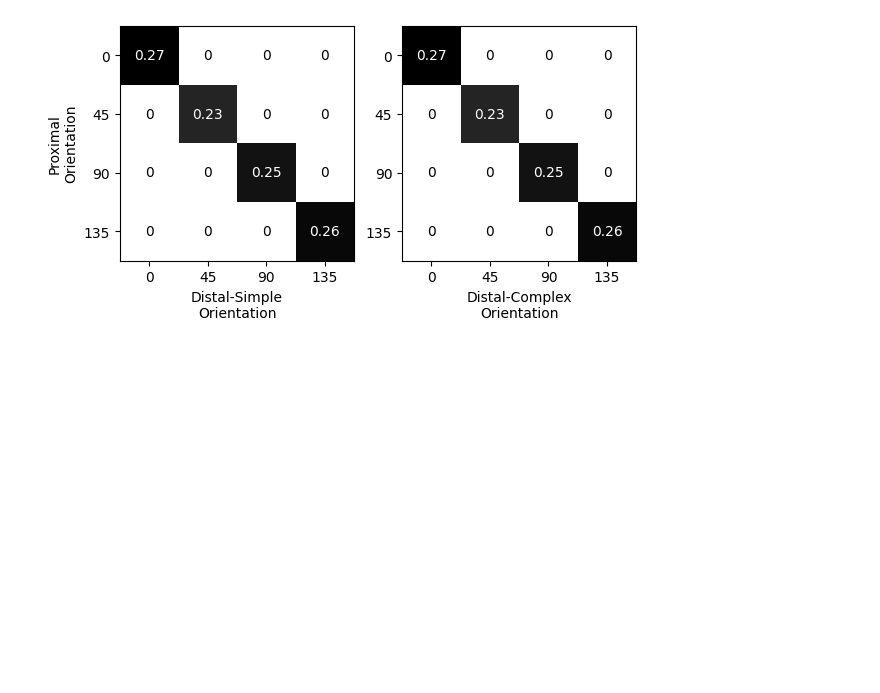
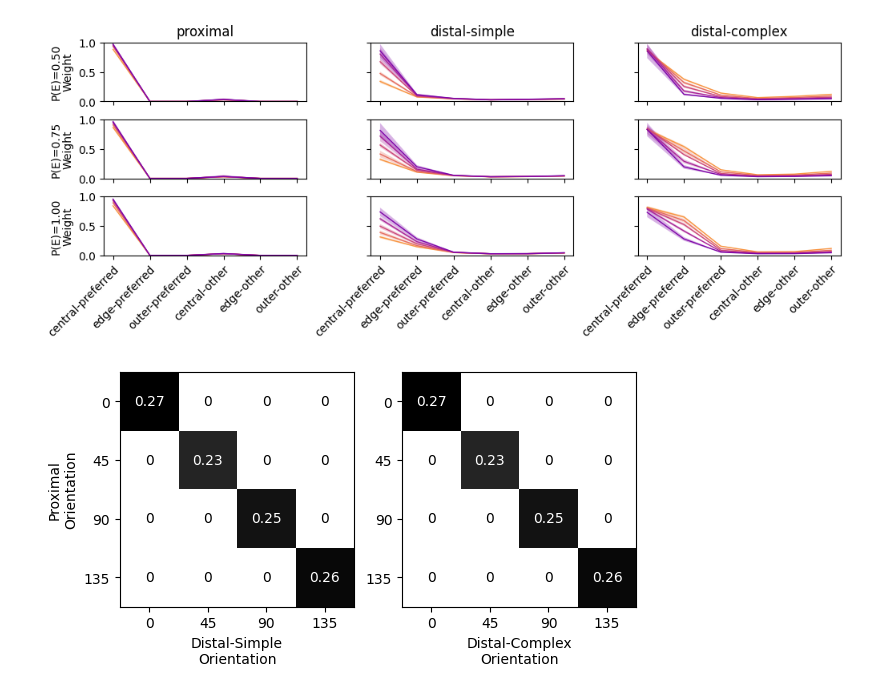
Before and after one commit to landoskape/plasticity-modeling, a Jupyter notebook: notebooks/iaf_hofer.ipynb, the cells around one changed output. Drawn from its saved outputs; the diff is of its cells as text; code cells hidden in the pictures; blank space fills up the shorter version.

Commit message:
testing plotting for this sim

```diff
--- a/notebooks/iaf_hofer.ipynb
+++ b/notebooks/iaf_hofer.ipynb
@@ -78,3 +34,30 @@ summary = summarize_weights(weights, orientation_preference["proximal"])
+# %%
+location_order = ["central", "edge", "outer"]
+orientation_order = ["preferred", "other"]
+weight_group_order = [f"{loc}-{ori}" for ori in orientation_order for loc in location_order]
+# %%
+num_edges = len(metadata["edge_probabilities"])
+num_ratios = len(metadata["dp_ratios"])
+cmap = mpl.colormaps["plasma_r"]
+colors = [cmap(ii) for ii in np.linspace(0, 1, num_ratios+4)[2:-2]]
+
+fig, ax = plt.subplots(num_edges, 3, layout="constrained", figsize=(10, 4), sharex=True, sharey=True)
+for iedge in range(num_edges):
+    for igroup, sgname in enumerate(get_groupnames()):
+        for iratio in range(num_ratios):
+            data = np.stack([np.reshape(summary[wg][igroup, iratio, iedge], -1) for wg in weight_group_order])
+            errorPlot(range(6), data, axis=1, ax=ax[iedge, igroup], color=colors[iratio], linewidth=1.0, alpha=0.3)
+        ax[iedge, igroup].set_ylim(0, 1)
+
+for igroup, sgname in enumerate(get_groupnames()):
+    ax[0, igroup].set_title(sgname)
+    ax[-1, igroup].set_xticks(range(len(weight_group_order)), labels=weight_group_order, rotation=45, ha="right", rotation_mode="anchor")
+for iedge in range(num_edges):
+    ax[iedge, 0].set_ylabel(f"P(E)={metadata['edge_probabilities'][iedge]:.2f}\nWeight")
+
+plt.show()
+# %% [output]
+[figure, added]
 # %%
 fig, ax = plt.subplots(1, 2, figsize=(6, 3), layout="constrained")
 ConfusionMatrixDisplay.from_predictions(orientation_preference["distal-simple"].reshape(-1), orientation_preference["proximal"].reshape(-1), ax=ax[0], cmap="gray_r", colorbar=False, normalize="all")
```
Also changed, not shown: parts of 5 cells of this notebook.
